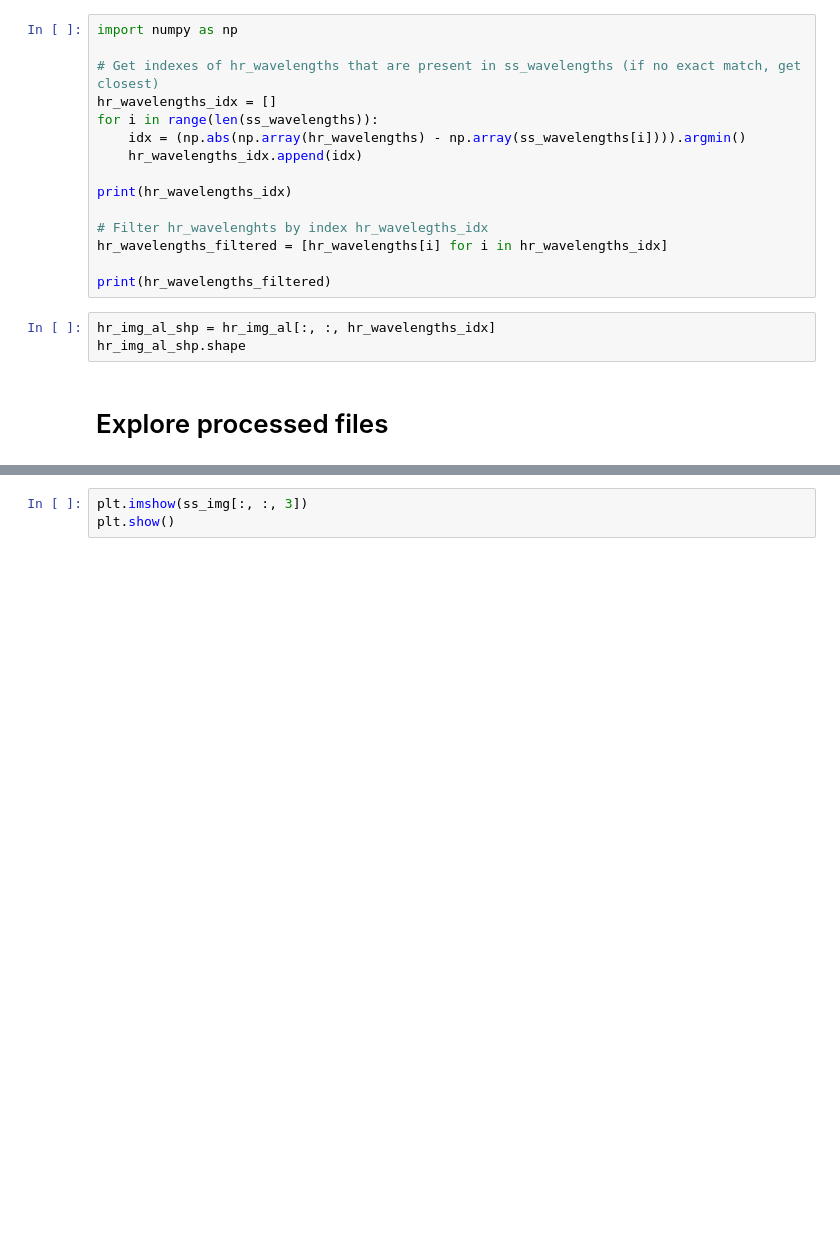
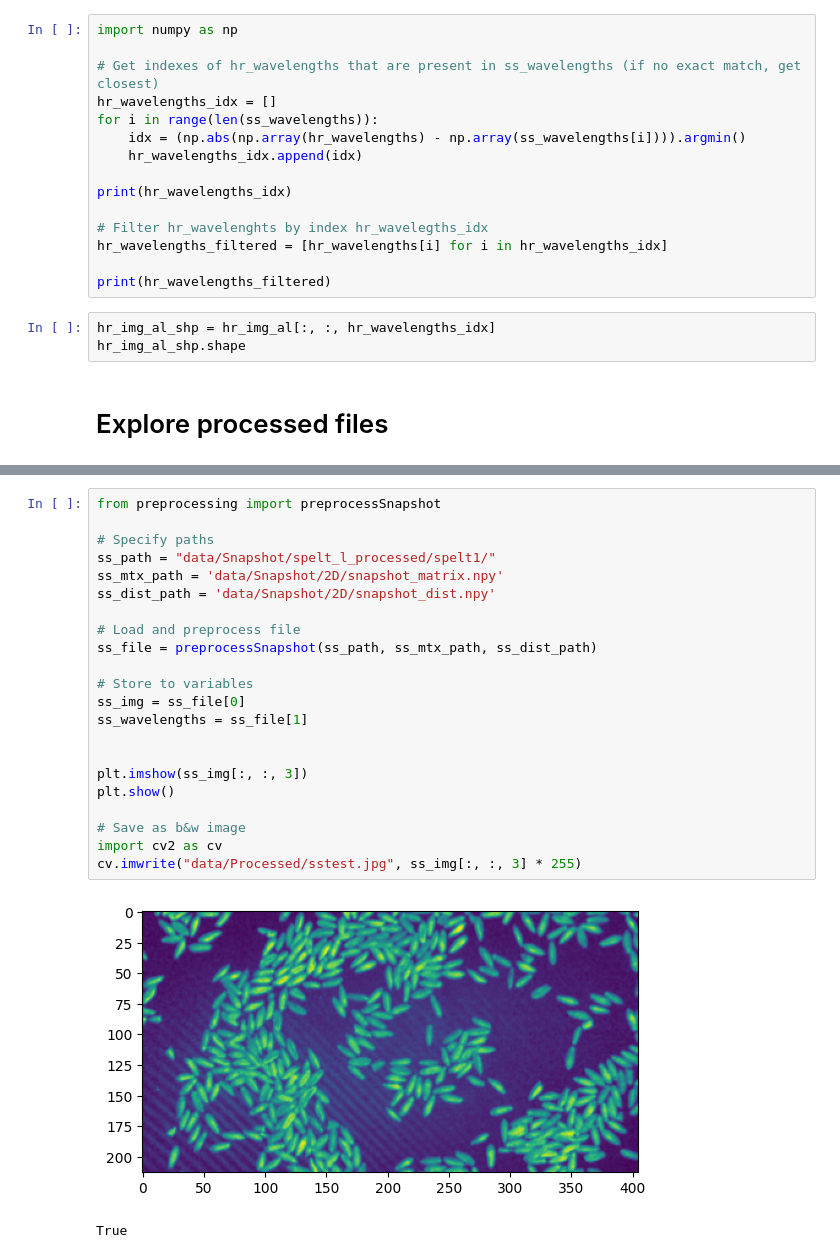
Before and after one commit to amar-music/hyperspectral-snapshot-upscaling, a Jupyter notebook: explore.ipynb, the cells around one changed output, grey strips where cells are left out. Drawn from its saved outputs; the diff is of its cells as text; blank space fills up the shorter version.

```diff
--- a/explore.ipynb
+++ b/explore.ipynb
@@ -147,3 +170,25 @@ plt.show()
-# %%
-plt.imshow(ss_img[:, :, 3])
-plt.show()
+# %%
+from preprocessing import preprocessSnapshot
+
+# Specify paths
+ss_path = "data/Snapshot/spelt_l_processed/spelt1/"
+ss_mtx_path = 'data/Snapshot/2D/snapshot_matrix.npy'
+ss_dist_path = 'data/Snapshot/2D/snapshot_dist.npy'
+
+# Load and preprocess file
+ss_file = preprocessSnapshot(ss_path, ss_mtx_path, ss_dist_path)
+
+# Store to variables
+ss_img = ss_file[0]
+ss_wavelengths = ss_file[1]
+
+
+plt.imshow(ss_img[:, :, 3])
+plt.show()
+
+# Save as b&w image
+import cv2 as cv
+cv.imwrite("data/Processed/sstest.jpg", ss_img[:, :, 3] * 255)
+# %% [output]
+[figure, added]
+True
```
Also changed, not shown: parts of 5 cells of this notebook, 4 other files.
